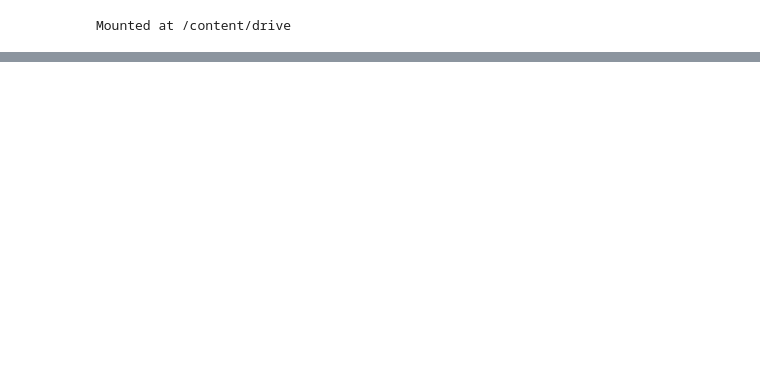
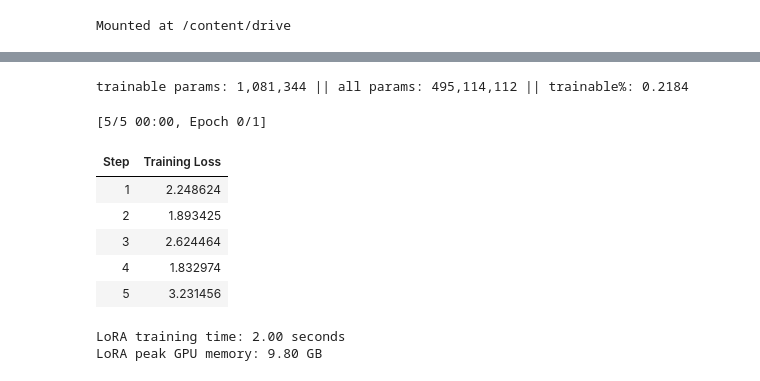
Before and after one commit to kartik2006-del/efficient-finetuning-lora, a Jupyter notebook: lora_finetuning.ipynb, the cells around one changed output, grey strips where cells are left out. Drawn from its saved outputs; the diff is of its cells as text; code cells hidden in the pictures; blank space fills up the shorter version.

```diff
--- a/lora_finetuning.ipynb
+++ b/lora_finetuning.ipynb
@@ -341,7 +10,0 @@ metrics
-# %%
-import json
-
-with open("results/lora_metrics.json", "w") as f:
-    json.dump(metrics, f, indent=4)
-
-print("Metrics saved!")
@@ -403,0 +279,73 @@ total 60K
+# %%
+from transformers import AutoModelForCausalLM
+from peft import LoraConfig, get_peft_model
+
+model_name = "Qwen/Qwen2.5-0.5B-Instruct"
+
+lora_test_model = AutoModelForCausalLM.from_pretrained(
+    model_name,
+    torch_dtype=torch.float32,
+    device_map="auto"
+)
+
+lora_test_config = LoraConfig(
+    r=16,
+    lora_alpha=32,
+    lora_dropout=0.05,
+    target_modules=["q_proj", "v_proj"],
+    task_type="CAUSAL_LM"
+)
+
+lora_test_model = get_peft_model(
+    lora_test_model,
+    lora_test_config
+)
+
+lora_test_model.print_trainable_parameters()
+# %% [output]
+trainable params: 1,081,344 || all params: 495,114,112 || trainable%: 0.2184
+# %%
+import time
+from transformers import TrainingArguments, Trainer
+
+torch.cuda.empty_cache()
+torch.cuda.reset_peak_memory_stats()
+
+lora_test_args = TrainingArguments(
+    output_dir="./outputs/lora_comparison_test",
+    max_steps=5,
+    per_device_train_batch_size=1,
+    gradient_accumulation_steps=1,
+    learning_rate=2e-4,
+    fp16=True,
+    logging_steps=1,
+    save_strategy="no",
+    report_to="none"
+)
+
+lora_test_trainer = Trainer(
+    model=lora_test_model,
+    args=lora_test_args,
+    train_dataset=full_ft_test_data,
+    data_collator=data_collator
+)
+
+start_time = time.time()
+
+lora_test_trainer.train()
+
+lora_training_time = time.time() - start_time
+lora_peak_memory = torch.cuda.max_memory_allocated() / 1024**3
+
+print(f"\nLoRA training time: {lora_training_time:.2f} seconds")
+print(f"LoRA peak GPU memory: {lora_peak_memory:.2f} GB")
+# %% [output]
+[5/5 00:00, Epoch 0/1]
+| Step | Training Loss |
+| 1 | 2.248624 |
+| 2 | 1.893425 |
+| 3 | 2.624464 |
+| 4 | 1.832974 |
+| 5 | 3.231456 |
+LoRA training time: 2.00 seconds
+LoRA peak GPU memory: 9.80 GB
```
Also changed, not shown: parts of 42 cells of this notebook.
